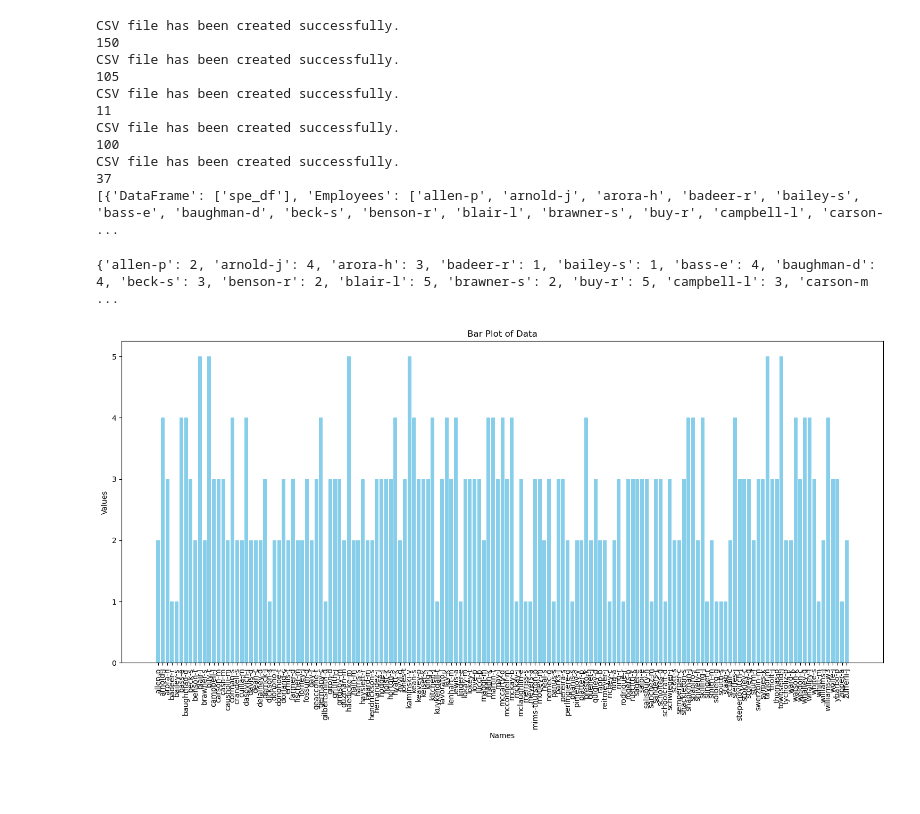
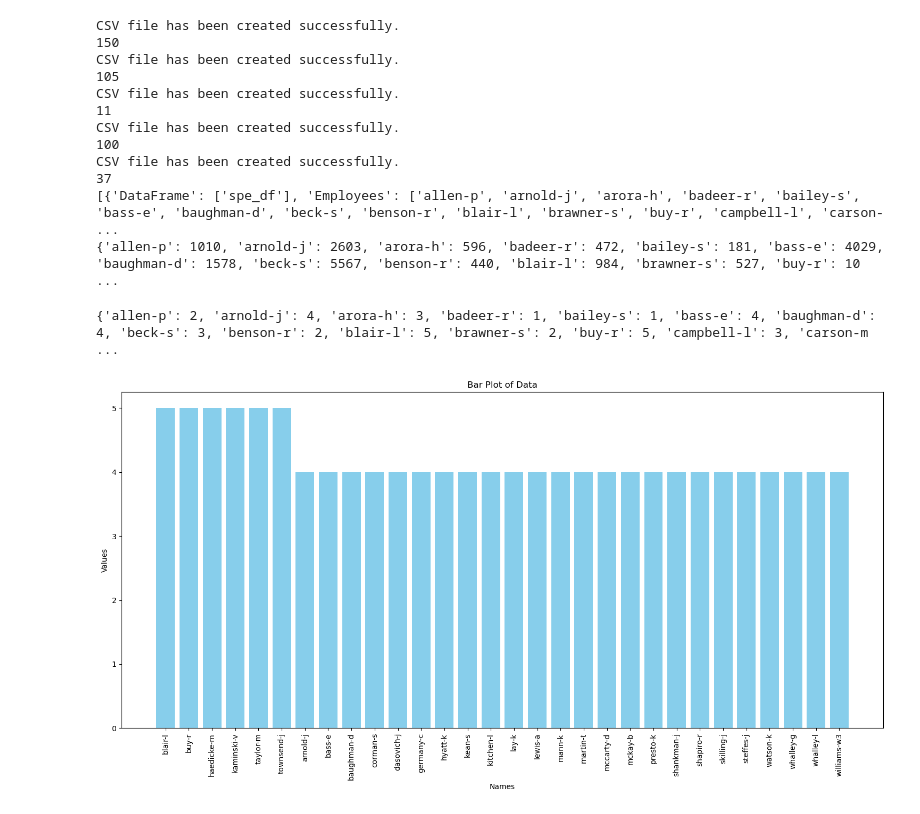
Before and after one commit to Thomo99/dataWranglingAndAcquisition, a Jupyter notebook: Assessment2.2/question1.ipynb, the cells around one changed output. Drawn from its saved outputs; the diff is of its cells as text; code cells hidden in the pictures; blank space fills up the shorter version.

Commit message:
Made name count for occurrences

```diff
--- a/Assessment2.2/question1.ipynb
+++ b/Assessment2.2/question1.ipynb
@@ -133,6 +133,7 @@ def check_names(names_2001_list, names_list):
 # %%
 data_files = ['./spe.text', 'off_balance.text', './market_to_market.text', './fraud.text', './insider_trading.text']
 sets = []
+total_name_count = {}
 
 for file in data_files:
     with open(file, 'r', encoding='utf-8', errors='ignore') as f:
@@ -149,11 +150,21 @@ for file in data_files:
         file_name = os.path.basename(file)
         dataframe_name = os.path.splitext(file_name)[0] + '_df'
 
-        df = to_pd()
-        df = drop_dup_names(df)
         names2001 = year_check()
 
         df_2001 = to_df_2001(names2001)
+
+        df = to_pd()
+        name_count_entry = df['Name'].to_list()
+        name_count_entry = check_names(df_2001, name_count_entry)
+
+        for name in name_count_entry:
+            if name in total_name_count:
+                total_name_count[name] += 1
+            else:
+                total_name_count[name] = 1
+        df = drop_dup_names(df)
+
 
         completed_names = check_names(df_2001, df)
 
@@ -162,6 +173,7 @@ for file in data_files:
         sets.append(entry)
 
 print(sets)
+print(total_name_count)
 # %% [output]
 CSV file has been created successfully.
 150
@@ -174,6 +186,7 @@ CSV file has been created successfully.
 CSV file has been created successfully.
 37
 [{'DataFrame': ['spe_df'], 'Employees': ['allen-p', 'arnold-j', 'arora-h', 'badeer-r', 'bailey-s', 'bass-e', 'baughman-d', 'beck-s', 'benson-r', 'blair-l', 'brawner-s', 'buy-r', 'campbell-l', 'carson- ...
+{'allen-p': 1010, 'arnold-j': 2603, 'arora-h': 596, 'badeer-r': 472, 'bailey-s': 181, 'bass-e': 4029, 'baughman-d': 1578, 'beck-s': 5567, 'benson-r': 440, 'blair-l': 984, 'brawner-s': 527, 'buy-r': 10 ...
 # %%
 name_count = {}
 
@@ -188,22 +201,24 @@ print(name_count)
 # %% [output]
 {'allen-p': 2, 'arnold-j': 4, 'arora-h': 3, 'badeer-r': 1, 'bailey-s': 1, 'bass-e': 4, 'baughman-d': 4, 'beck-s': 3, 'benson-r': 2, 'blair-l': 5, 'brawner-s': 2, 'buy-r': 5, 'campbell-l': 3, 'carson-m ...
 # %%
+sorted_data = dict(sorted(name_count.items(), key=lambda item: item[1], reverse=True)[:30])
+
 # Extract names and values
-names = list(name_count.keys())
-values = list(name_count.values())
+names = list(sorted_data.keys())
+values = list(sorted_data.values())
 
 # Plotting the bar plot
-plt.figure(figsize=(15, 8))  # Adjust figure size as needed
+plt.figure(figsize=(15, 8))
 plt.bar(names, values, color='skyblue')
 
 # Adding labels and title
 plt.xlabel('Names')
 plt.ylabel('Values')
 plt.title('Bar Plot of Data')
 plt.xticks(rotation=90)  # Rotate x-axis labels for better readability
 
 # Displaying the plot
 plt.tight_layout()  # Adjust layout to prevent clipping of labels
 plt.show()
 # %% [output]
-[figure, old version]
+[figure, new version]
```
